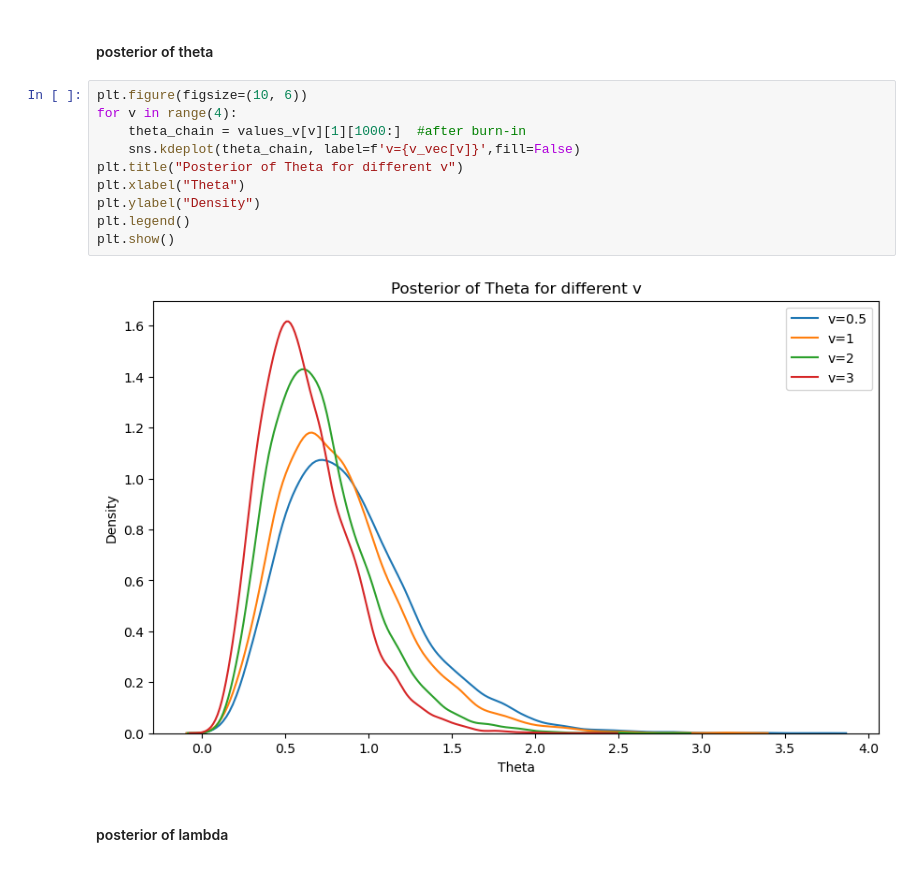
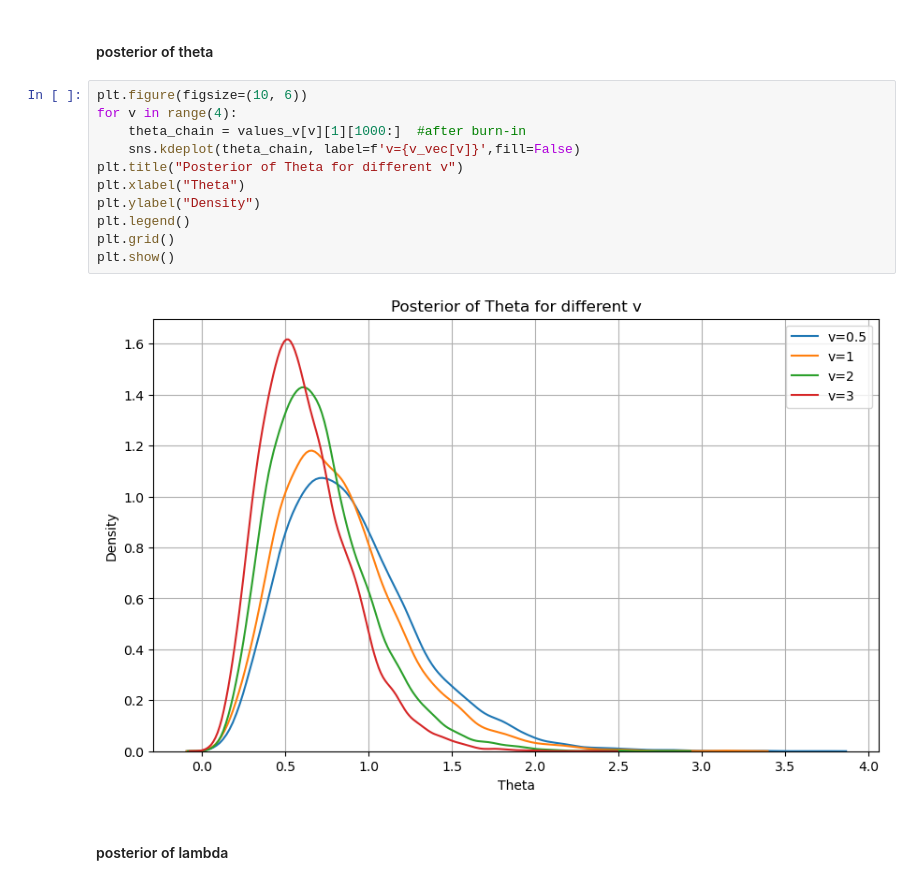
Before and after one commit to Lisakth/CompIntense, a Jupyter notebook: 16-HA2-python.ipynb, the cells around one changed output. Cells and saved outputs as stored; diff of their text form.

```diff
--- a/16-HA2-python.ipynb
+++ b/16-HA2-python.ipynb
@@ -331,15 +339,16 @@ v=3: mean acceptance probab 0.3019
 # %%
 plt.figure(figsize=(10, 6))
 for v in range(4):
     theta_chain = values_v[v][1][1000:]  #after burn-in
     sns.kdeplot(theta_chain, label=f'v={v_vec[v]}',fill=False)
 plt.title("Posterior of Theta for different v")
 plt.xlabel("Theta")
 plt.ylabel("Density")
 plt.legend()
+plt.grid()
 plt.show()
 # %% [output]
-[figure, old version]
+[figure, new version]
 # %% [markdown]
 #### posterior of lambda
 # %%
```
Also changed, not shown: parts of 11 cells of this notebook.
